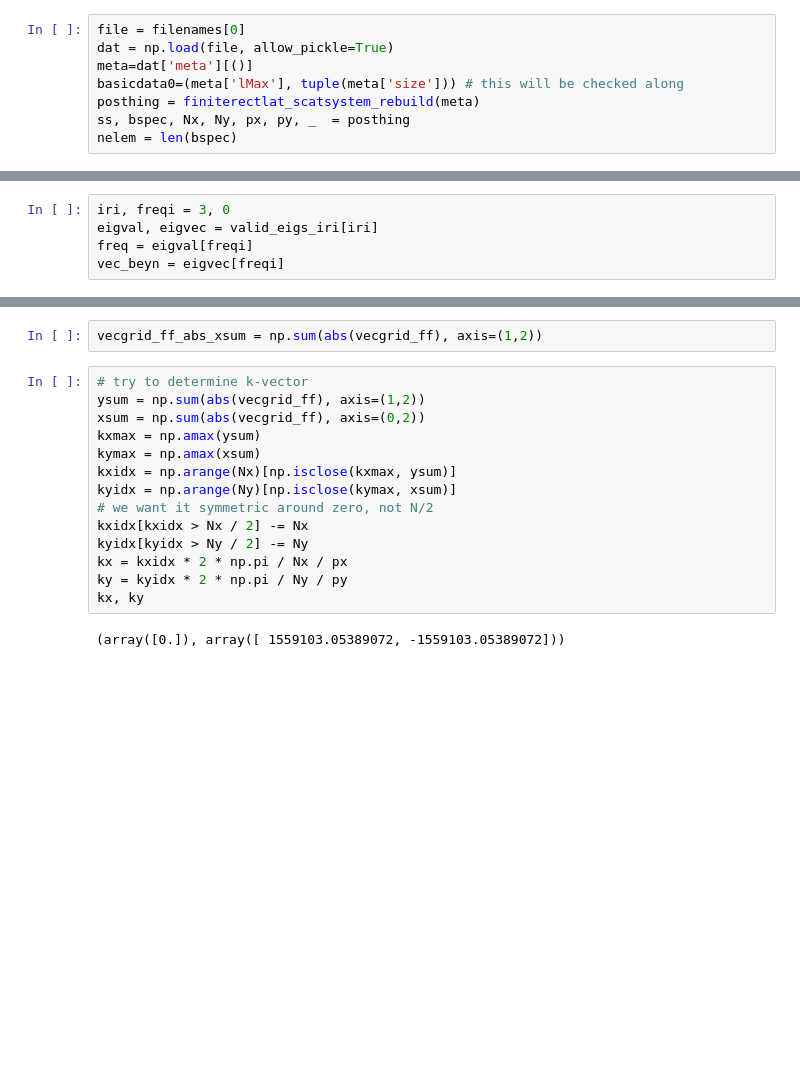
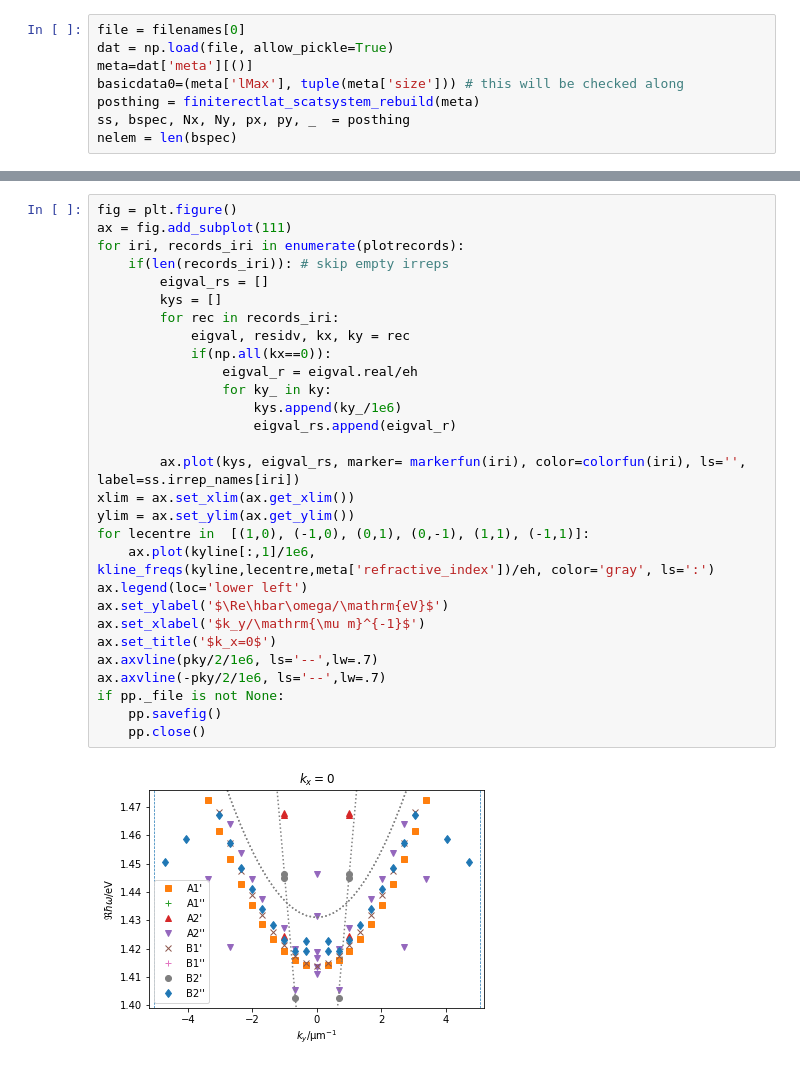
Before and after one commit to texnokrates/qpms-ipynotebooks, a Jupyter notebook: AaroBEC/finitelact_modes_analyse_kx_omega.ipynb, the cells around one changed output, grey strips where cells are left out. Cells and saved outputs as stored; diff of their text form; blank space fills up the shorter version.

```diff
--- a/AaroBEC/finitelact_modes_analyse_kx_omega.ipynb
+++ b/AaroBEC/finitelact_modes_analyse_kx_omega.ipynb
@@ -229,5 +262,0 @@ ax.legend(loc='lower right')
-# %%
-iri, freqi = 3, 0
-eigval, eigvec = valid_eigs_iri[iri]
-freq = eigval[freqi]
-vec_beyn = eigvec[freqi]
@@ -279,18 +263,31 @@ for fulvec in (fulvec_beyn, fulvec_svd,):
-# %%
-vecgrid_ff_abs_xsum = np.sum(abs(vecgrid_ff), axis=(1,2))
-# %%
-# try to determine k-vector
-ysum = np.sum(abs(vecgrid_ff), axis=(1,2))
-xsum = np.sum(abs(vecgrid_ff), axis=(0,2))
-kxmax = np.amax(ysum)
-kymax = np.amax(xsum)
-kxidx = np.arange(Nx)[np.isclose(kxmax, ysum)]
-kyidx = np.arange(Ny)[np.isclose(kymax, xsum)]
-# we want it symmetric around zero, not N/2
-kxidx[kxidx > Nx / 2] -= Nx
-kyidx[kyidx > Ny / 2] -= Ny
-kx = kxidx * 2 * np.pi / Nx / px
-ky = kyidx * 2 * np.pi / Ny / py
-kx, ky
-# %% [output]
-(array([0.]), array([ 1559103.05389072, -1559103.05389072]))
+# %%
+fig = plt.figure()
+ax = fig.add_subplot(111)
+for iri, records_iri in enumerate(plotrecords):
+    if(len(records_iri)): # skip empty irreps
+        eigval_rs = []
+        kys = []
+        for rec in records_iri:
+            eigval, residv, kx, ky = rec
+            if(np.all(kx==0)):
+                eigval_r = eigval.real/eh
+                for ky_ in ky:
+                    kys.append(ky_/1e6)
+                    eigval_rs.append(eigval_r)
+
+        ax.plot(kys, eigval_rs, marker= markerfun(iri), color=colorfun(iri), ls='', label=ss.irrep_names[iri])
+xlim = ax.set_xlim(ax.get_xlim())
+ylim = ax.set_ylim(ax.get_ylim())
+for lecentre in  [(1,0), (-1,0), (0,1), (0,-1), (1,1), (-1,1)]:
+    ax.plot(kyline[:,1]/1e6, kline_freqs(kyline,lecentre,meta['refractive_index'])/eh, color='gray', ls=':')
+ax.legend(loc='lower left')
+ax.set_ylabel('$\Re\hbar\omega/\mathrm{eV}$')
+ax.set_xlabel('$k_y/\mathrm{\mu m}^{-1}$')
+ax.set_title('$k_x=0$')
+ax.axvline(pky/2/1e6, ls='--',lw=.7)
+ax.axvline(-pky/2/1e6, ls='--',lw=.7)
+if pp._file is not None:
+    pp.savefig()
+    pp.close()
+# %% [output]
+[figure, added]
```
Also changed, not shown: parts of 11 cells of this notebook.
